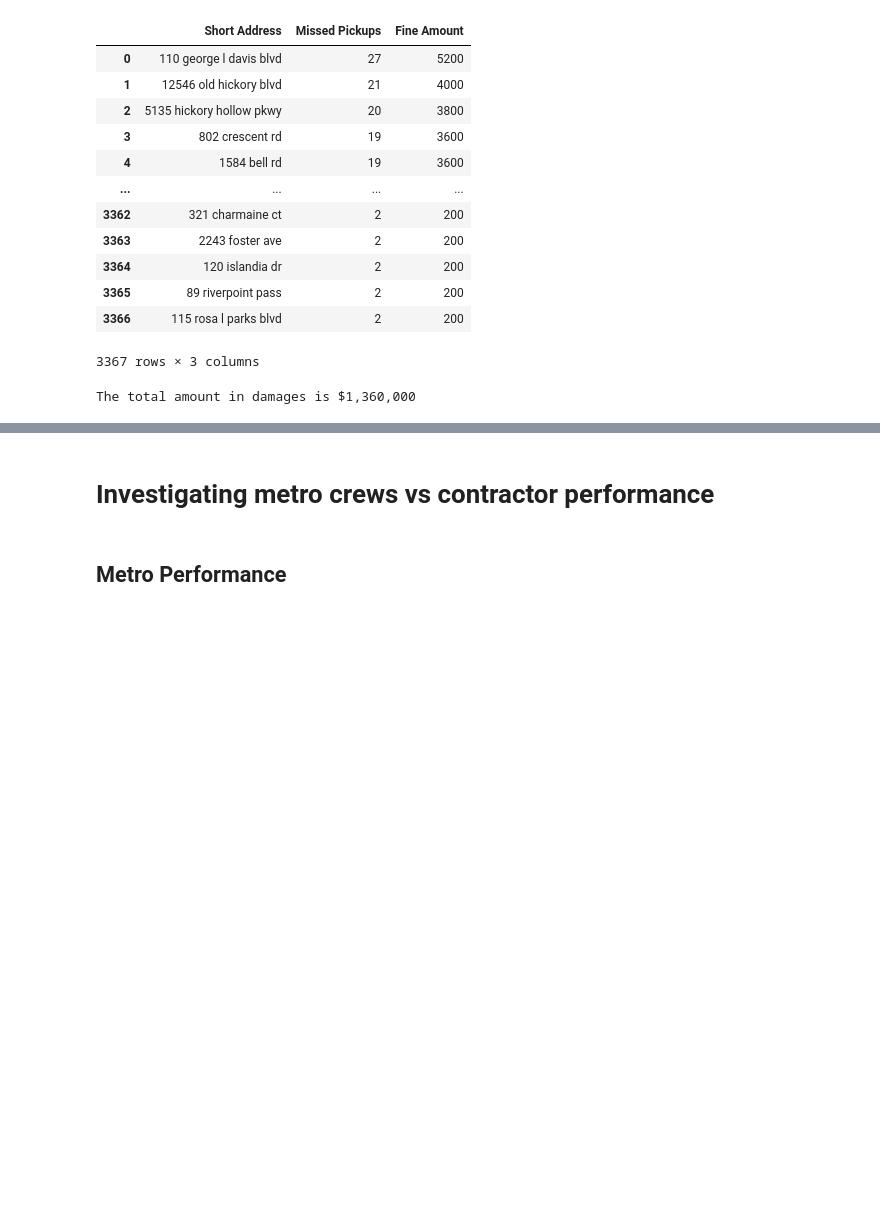
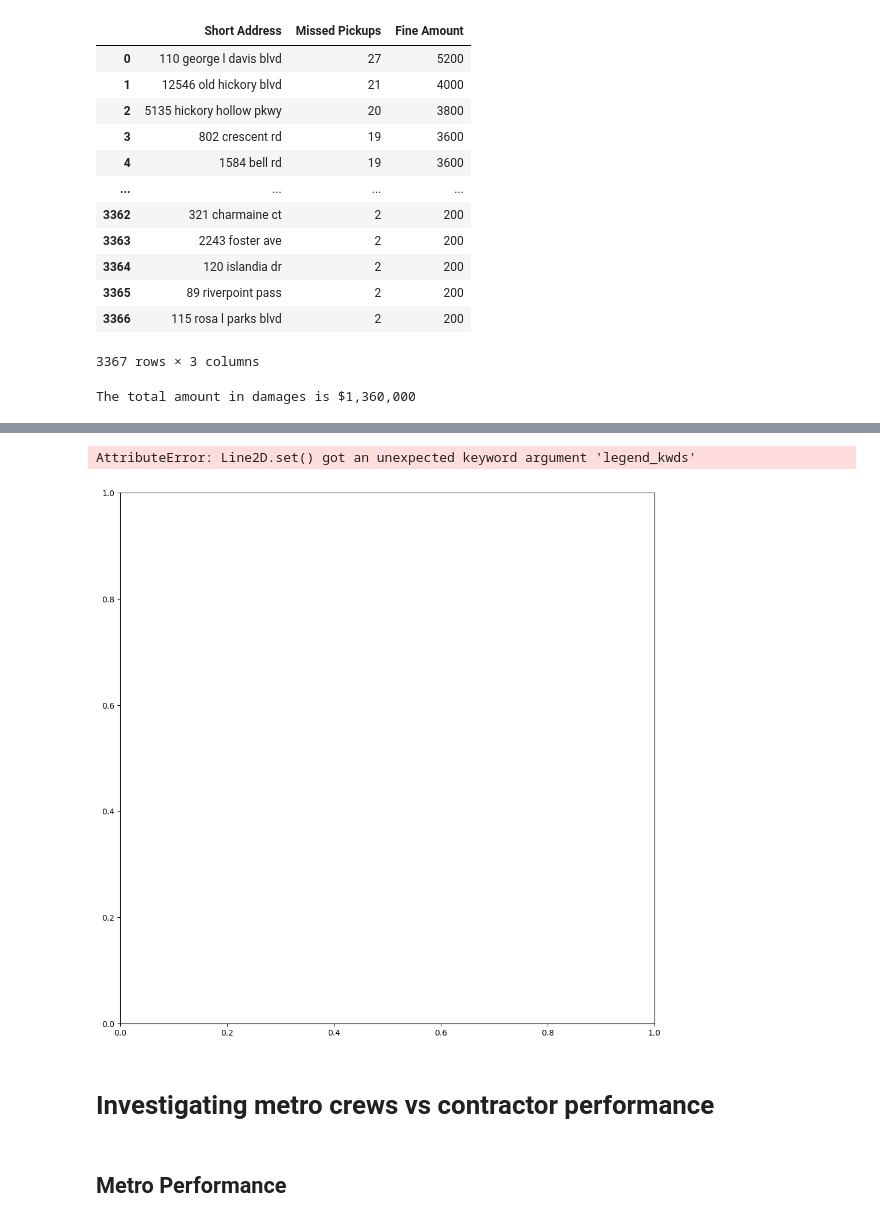
Before and after one commit to NewForce-Data-Cohort-12/trash-haulers-goody-grouch, a Jupyter notebook: trash_pickup.ipynb, the cells around one changed output, grey strips where cells are left out. Cells and saved outputs as stored; diff of their text form; code cells hidden in the pictures; blank space fills up the shorter version.

Commit message:
Mostly complete, one heat map missing

```diff
--- a/trash_pickup.ipynb
+++ b/trash_pickup.ipynb
@@ -132,0 +169,3 @@ The total amount in damages is $1,360,000
+# %%
+fine_by_zip = frequently_missed.merge(miss_all, how = 'left', on = 'Short Address')
+fine_by_zip
@@ -132,0 +186,4 @@ The total amount in damages is $1,360,000
+# %%
+fine_map = nashville.merge(fine_by_zip, how = 'left', left_on = 'ZipCode', right_on = 'Zip Code')
+fine_map = fine_map.groupby('ZipCode').sum('Fine Amount').reset_index()
+fine_map
@@ -133,3 +208,16 @@ The total amount in damages is $1,360,000
+# %%
+fine_map.plot(column = 'Fine Amount',
+              cmap = 'OrRd',
+              legend = True,
+              #scheme = "quantiles",
+              figsize = (12, 12),
+              legend_kwds={"label": "Number of Missed Pickups", "orientation": "horizontal"},
+             missing_kwds = {"color": "lightgrey", "edgecolor": "yellow", "hatch": "///"})
+fig = plt.gcf()
+plt.show()
+# %% [output]
+AttributeError: Line2D.set() got an unexpected keyword argument 'legend_kwds'
+[figure, added]
 # %% [markdown]
 <h1>Investigating metro crews vs contractor performance</h1>
 # %% [markdown]
```
Also changed, not shown: parts of 15 cells of this notebook, 3 other files.
